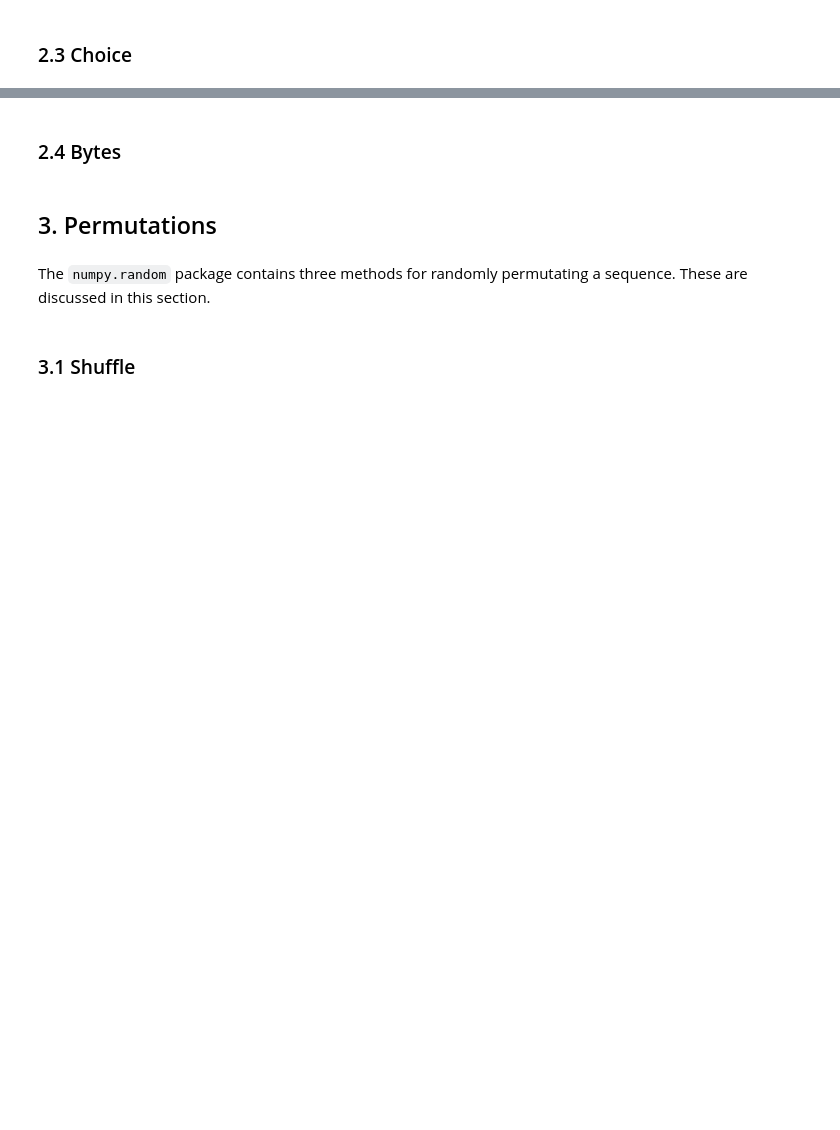
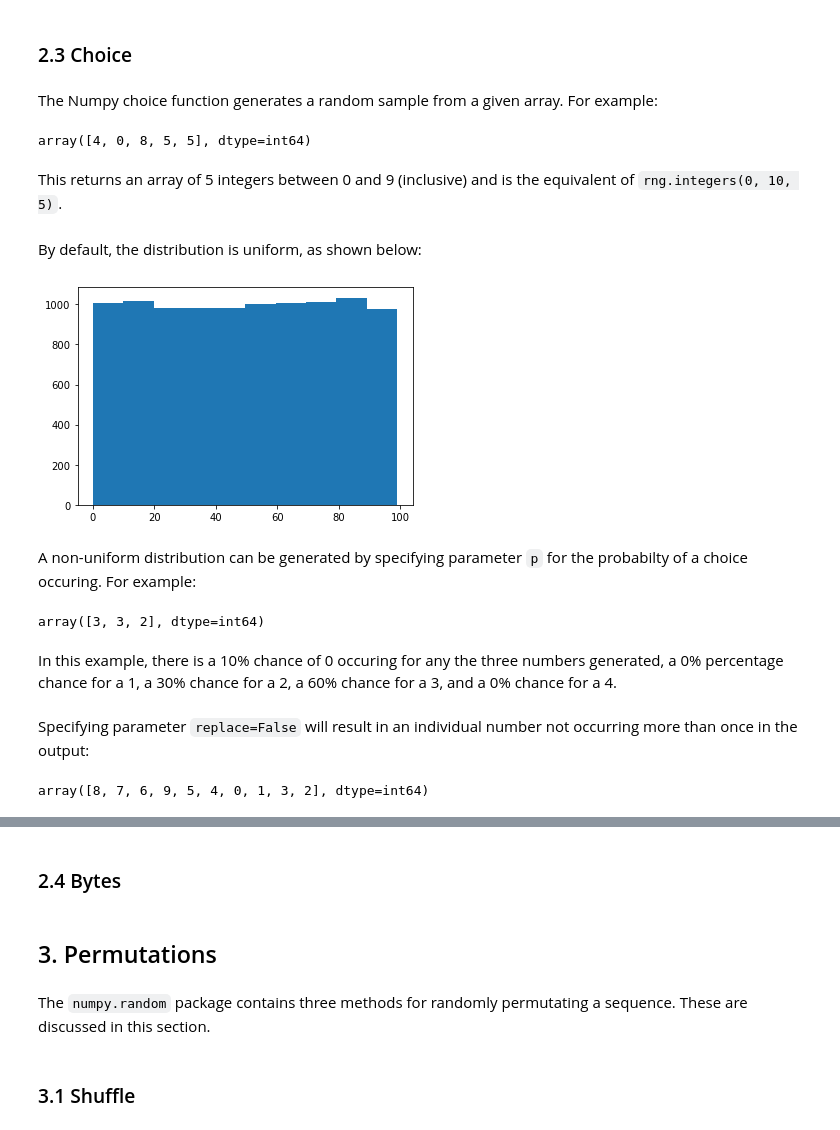
Before and after one commit to AndyWalker81/ProgrammingForDataAnalysis_Assessment, a Jupyter notebook: numpy-random.ipynb, the cells around one changed output, grey strips where cells are left out. Cells and saved outputs as stored; diff of their text form; code cells hidden in the pictures; blank space fills up the shorter version.

Commit message:
Add Choice section

````diff
--- a/numpy-random.ipynb
+++ b/numpy-random.ipynb
@@ -174,2 +174,32 @@ plt.show
 # %% [markdown]
 ### 2.3 Choice
+# %% [markdown]
+The Numpy choice function generates a random sample from a given array. For example:
+# %%
+rng.choice(10, 5)
+# %% [output]
+array([4, 0, 8, 5, 5], dtype=int64)
+# %% [markdown]
+This returns an array of 5 integers between 0 and 9 (inclusive) and is the equivalent of ```rng.integers(0, 10, 5)```.
+# %% [markdown]
+By default, the distribution is uniform, as shown below:
+# %%
+x = rng.choice(100, 10000)
+plt.hist(x)
+plt.show()
+# %% [output]
+[figure, added]
+# %% [markdown]
+A non-uniform distribution can be generated by specifying parameter ```p``` for the probabilty of a choice occuring. For example:
+# %%
+rng.choice(5, 3, p=[0.1, 0, 0.3, 0.6, 0])
+# %% [output]
+array([3, 3, 2], dtype=int64)
+# %% [markdown]
+In this example, there is a 10% chance of 0 occuring for any the three numbers generated, a 0% percentage chance for a 1, a 30% chance for a 2, a 60% chance for a 3, and a 0% chance for a 4.
+# %% [markdown]
+Specifying parameter ```replace=False``` will result in an individual number not occurring more than once in the output:
+# %%
+rng.choice(10, 10, replace=False)
+# %% [output]
+array([8, 7, 6, 9, 5, 4, 0, 1, 3, 2], dtype=int64)
````
Also changed, not shown: parts of 21 cells of this notebook.
